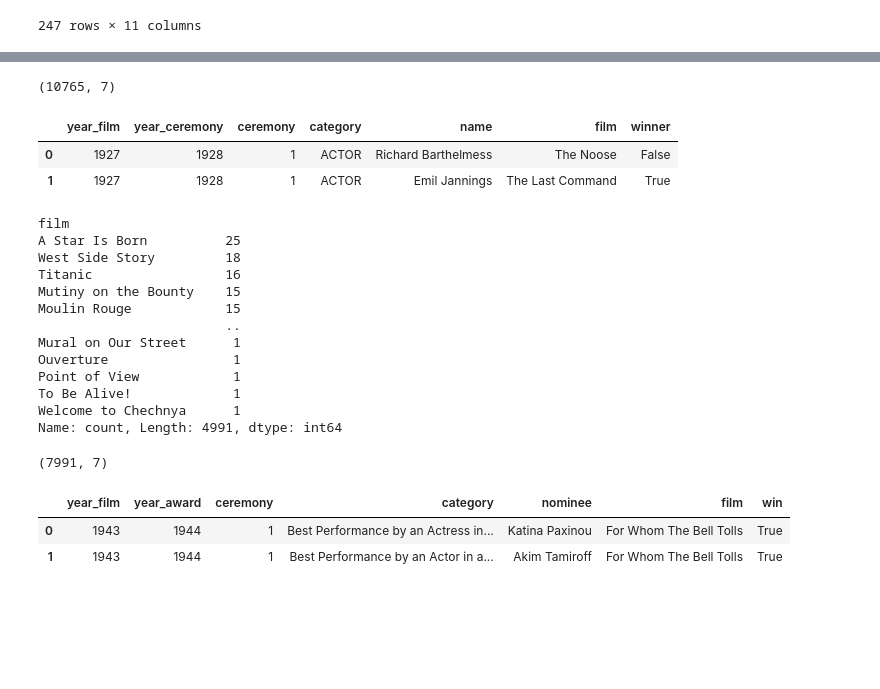
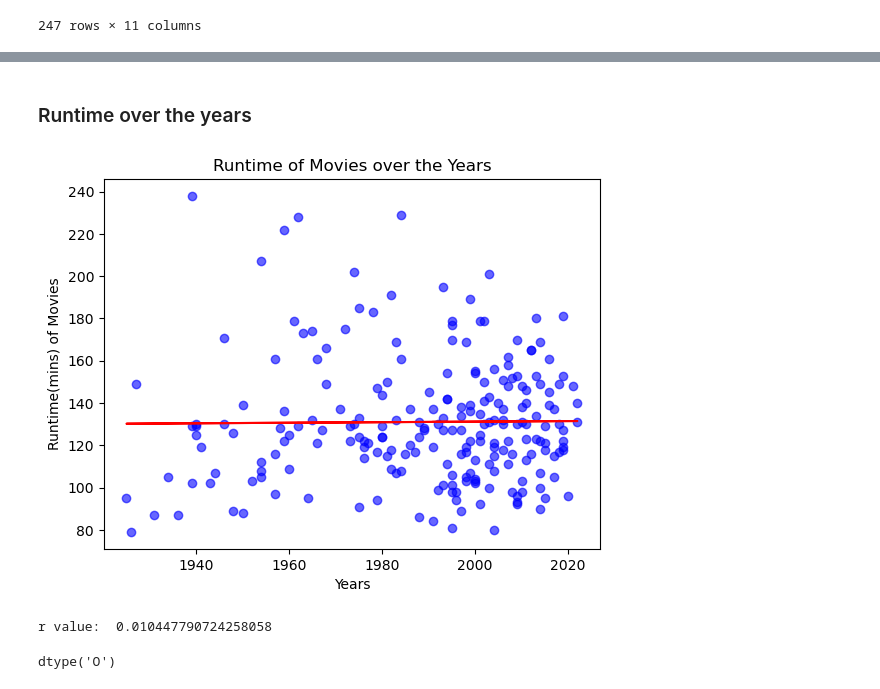
Before and after one commit to Mitajoshi/BC-Project-1, a Jupyter notebook: movie_analysis.ipynb, the cells around one changed output, grey strips where cells are left out. Drawn from its saved outputs; the diff is of its cells as text; code cells hidden in the pictures; blank space fills up the shorter version.

```diff
--- a/movie_analysis.ipynb
+++ b/movie_analysis.ipynb
@@ -164,7 +166,7 @@ for index, row in movie_list.iterrows():
     try:
         movie_id=movie_list['id'][index]
         base_url_ById = "https://api.themoviedb.org/3/movie/"
-        build_url_ById=f"{base_url_ById}{movie_id}?api_key={api_key}"
+        build_url_ById=f"{base_url_ById}{movie_id}?api_key={tmdb_api_key}"
         url_byid_response=requests.get(build_url_ById).json()
         movie_list.loc[index, "imdb_id"] = url_byid_response['imdb_id']
         movie_list.loc[index, "release_date"] = url_byid_response['release_date']
@@ -270,39 +433,26 @@ Name: count, dtype: int64
+# %% [markdown]
+### Runtime over the years
+# %%
+# Create a scatter plot for regression analysis
+x_values = movie_list['Year']
+y_values = movie_list['runtime'].astype(int)
+(slope, intercept, rvalue, pvalue, stderr) = linregress(x_values, y_values)
+regress_values = x_values * slope + intercept
+line_eq = "y = " + str(round(slope,2)) + "x + " + str(round(intercept,2))
+plt.scatter(x_values,y_values, alpha=0.6, color='blue')
+plt.plot(x_values,regress_values,"r-")
+plt.annotate(line_eq,(5.8,0.8),fontsize=15,color="red")
+plt.xlabel('Years')
+plt.ylabel('Runtime(mins) of Movies')
+plt.title("Runtime of Movies over the Years")
+plt.show()
+print("r value: ",rvalue)
+# %% [output]
+[figure, added]
+r value:  0.010447790724258058
+# %%
+movie_list["revenue"].dtype
+# %% [output]
+dtype('O')
 # %%
 # movie_list.loc["genres"].value_counts()
-# %%
-# Import the Oscar csv to analyze
-oscar_list = pd.read_csv("the_oscar_award.csv")
-print(oscar_list.shape)
-oscar_list.head(2)
-# %% [output]
-(10765, 7)
-|  | year_film | year_ceremony | ceremony | category | name | film | winner |
-| 0 | 1927 | 1928 | 1 | ACTOR | Richard Barthelmess | The Noose | False |
-| 1 | 1927 | 1928 | 1 | ACTOR | Emil Jannings | The Last Command | True |
-# %%
-# Check how many Oscar nominations each film has
-oscar_list["film"].value_counts()
-# %% [output]
-film
-A Star Is Born          25
-West Side Story         18
-Titanic                 16
-Mutiny on the Bounty    15
-Moulin Rouge            15
-                        ..
-Mural on Our Street      1
-Ouverture                1
-Point of View            1
-To Be Alive!             1
-Welcome to Chechnya      1
-Name: count, Length: 4991, dtype: int64
-# %%
-# Import the golden globes csv to analyze
-gglobe_list = pd.read_csv("golden_globe_awards.csv")
-print(gglobe_list.shape)
-gglobe_list.head(2)
-# %% [output]
-(7991, 7)
-|  | year_film | year_award | ceremony | category | nominee | film | win |
-| 0 | 1943 | 1944 | 1 | Best Performance by an Actress in... | Katina Paxinou | For Whom The Bell Tolls | True |
-| 1 | 1943 | 1944 | 1 | Best Performance by an Actor in a... | Akim Tamiroff | For Whom The Bell Tolls | True |
```
Also changed, not shown: parts of 44 cells of this notebook.
